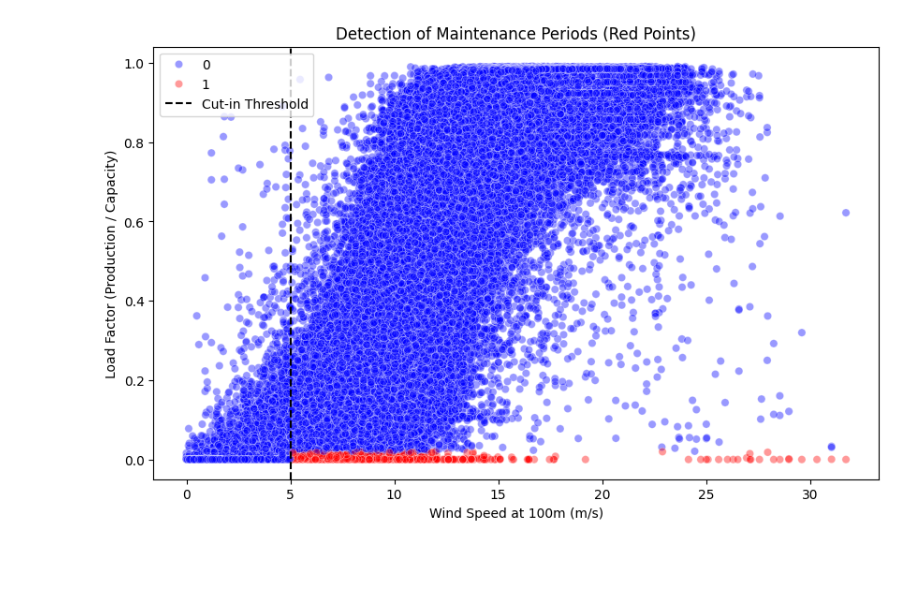
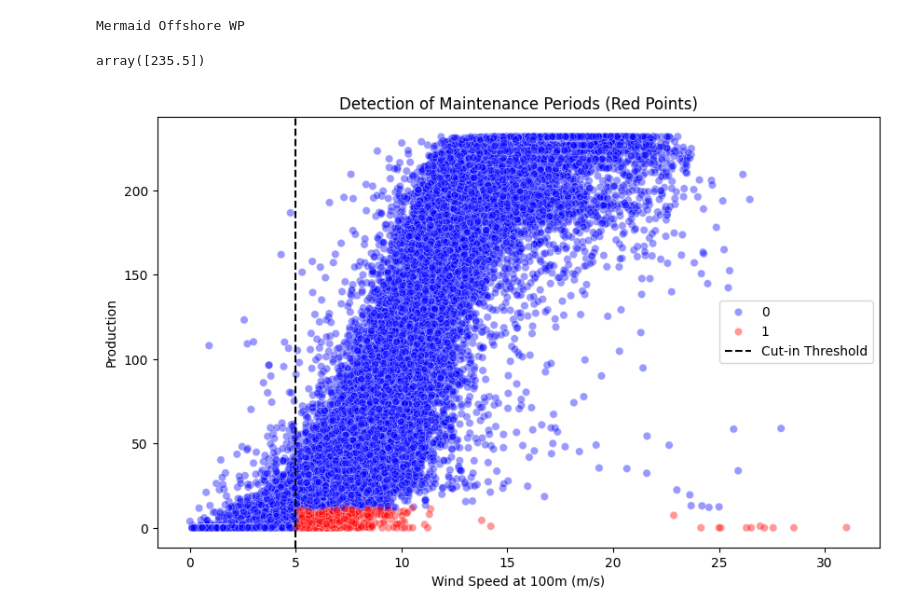
Before and after one commit to zzac/Wind-Power-Production-Forecast, a Jupyter notebook: notebooks/maintenance_analysis.ipynb, the cells around one changed output. Cells and saved outputs as stored; diff of their text form; code cells hidden in the pictures; blank space fills up the shorter version.

Commit message:
:hammer: working on identifying maintenance periods

```diff
--- a/notebooks/maintenance_analysis.ipynb
+++ b/notebooks/maintenance_analysis.ipynb
@@ -8,26 +10,38 @@ df = pd.read_csv("../data/processed_dataset.csv")
+# %%
+site_name = df['site_name'].unique()[1]
+print(site_name)
+# %% [output]
+Mermaid Offshore WP
+# %%
+data = df[df['site_name'] == site_name].copy()
+data = data.sort_values('delivery_time')
+# %%
+data['installed_capacity'].unique()
+# %% [output]
+array([235.5])
 # %%
 wind_threshold = 5.0
-prod_threshold = 0.02
+prod_threshold = 0.05
 # %%
-df['is_maintenance'] = (
-        (df['wind_speed_100m'] > wind_threshold) &
-        (df['target'] < prod_threshold)
+data['is_maintenance'] = (
+        (data['wind_speed_100m'] > wind_threshold) &
+        (data['production'] < data["installed_capacity"]*prod_threshold)
     ).astype(int)
-# %%
-plt.figure(figsize=(10, 6))
-sns.scatterplot(
-    data=df,
-    x='wind_speed_100m',
-    y='target',
-    hue='is_maintenance',
-    palette={0: 'blue', 1: 'red'},
-    alpha=0.4
-)
-plt.title('Detection of Maintenance Periods (Red Points)')
-plt.xlabel('Wind Speed at 100m (m/s)')
-plt.ylabel('Load Factor (Production / Capacity)')
-plt.axvline(x=5.0, color='black', linestyle='--', label='Cut-in Threshold')
-plt.legend()
-plt.show()
-# %% [output]
-[figure, removed]
+# %%
+plt.figure(figsize=(10, 6))
+sns.scatterplot(
+    data=data,
+    x='wind_speed_100m',
+    y='production',
+    hue='is_maintenance',
+    palette={0: 'blue', 1: 'red'},
+    alpha=0.4
+)
+plt.title('Detection of Maintenance Periods (Red Points)')
+plt.xlabel('Wind Speed at 100m (m/s)')
+plt.ylabel('Production')
+plt.axvline(x=5.0, color='black', linestyle='--', label='Cut-in Threshold')
+plt.legend()
+plt.show()
+# %% [output]
+[figure, added]
```
Also changed, not shown: parts of 8 cells of this notebook.
